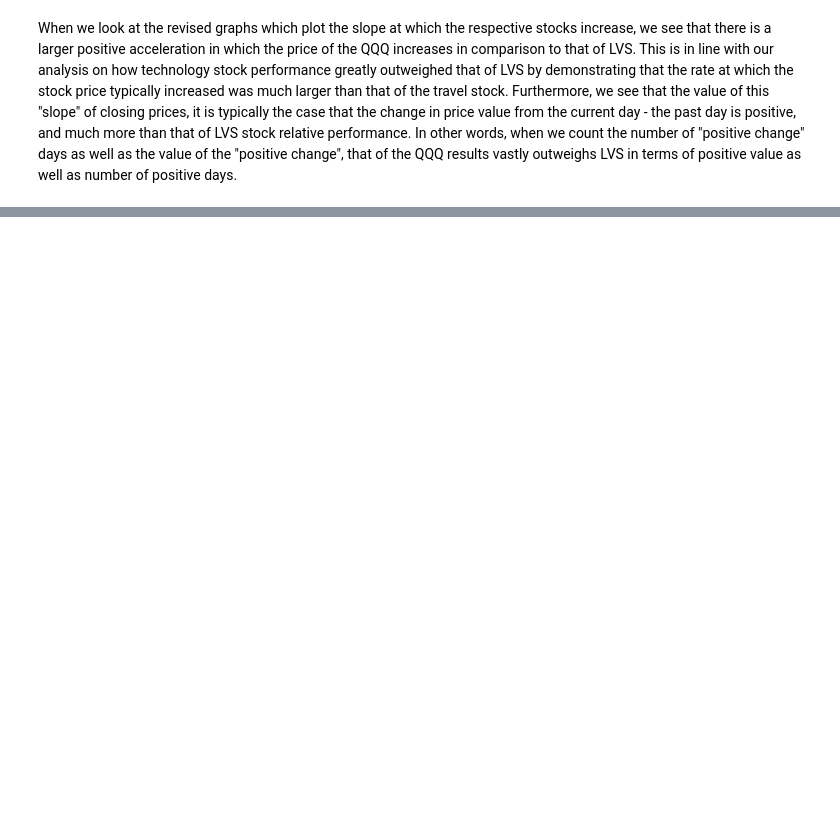
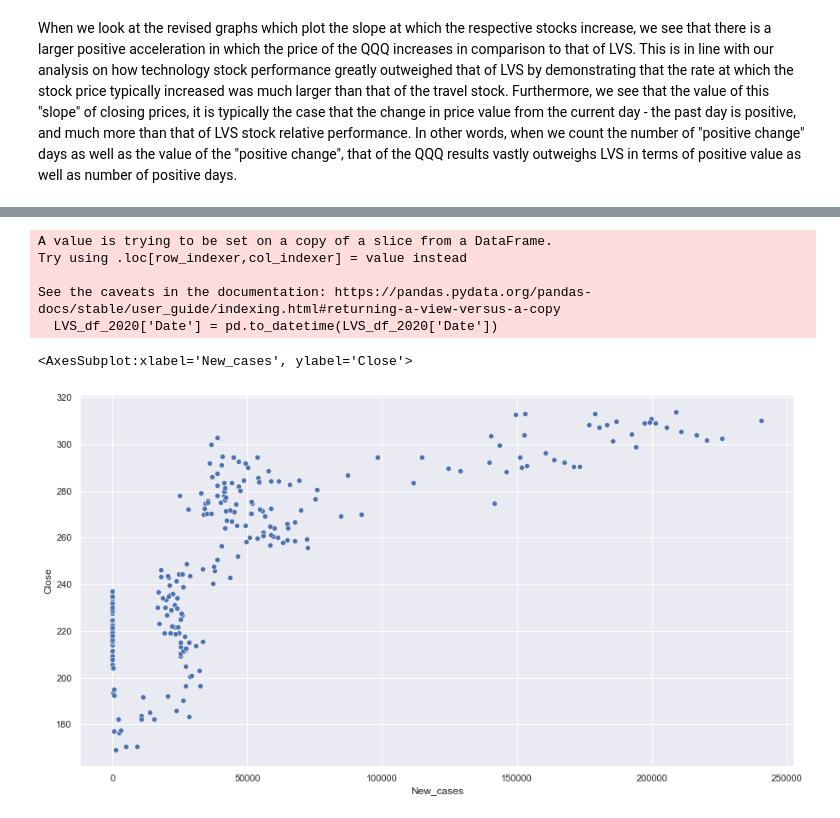
Before and after one commit to cpozuelos1/COGS_108_Final_Project, a Jupyter notebook: EDACheckpointGroup071-Wi22.ipynb, the cells around one changed output, grey strips where cells are left out. Saved outputs shown, nothing was run; the diff lists cells and outputs as text; code cells hidden in the pictures; blank space fills up the shorter version.

```diff
--- a/EDACheckpointGroup071-Wi22.ipynb
+++ b/EDACheckpointGroup071-Wi22.ipynb
@@ -341,2 +353,5 @@ x_ticks = ax.set_xticks([i*30 for i in range(10)])
 # %% [markdown]
 When we look at the revised graphs which plot the slope at which the respective stocks increase, we see that there is a larger positive acceleration in which the price of the QQQ increases in comparison to that of LVS. This is in line with our analysis on how technology stock performance greatly outweighed that of LVS by demonstrating that the rate at which the stock price typically increased was much larger than that of the travel stock. Furthermore, we see that the value of this "slope" of closing prices, it is typically the case that the change in price value from the current day - the past day is positive, and much more than that of LVS stock relative performance. In other words, when we count the number of "positive change" days as well as the value of the "positive change", that of the QQQ results vastly outweighs LVS in terms of positive value as well as number of positive days.
+# %%
+# change from string to datetime object for QQQ set for merging datasets
+QQQ_df_2020['Date'] = pd.to_datetime(QQQ_df_2020['Date'])
@@ -342,0 +370,19 @@ When we look at the revised graphs which plot the slope at which the respective
+# %%
+# change from string to datetime object for LVS set for merging datasets
+LVS_df_2020['Date'] = pd.to_datetime(LVS_df_2020['Date'])
+# %% [output]
+A value is trying to be set on a copy of a slice from a DataFrame.
+Try using .loc[row_indexer,col_indexer] = value instead
+
+See the caveats in the documentation: https://pandas.pydata.org/pandas-docs/stable/user_guide/indexing.html#returning-a-view-versus-a-copy
+  LVS_df_2020['Date'] = pd.to_datetime(LVS_df_2020['Date'])
+# %%
+# combining covid and stock price data together into a new dataframe
+QQQ_covid_df_2020 = pd.merge(left=us_covid_2020_df, right=QQQ_df_2020, on="Date")
+LVS_covid_df_2020 = pd.merge(left=us_covid_2020_df, right=LVS_df_2020, on="Date")
+# %%
+# plotting relationship between new covid cases and stock closing price
+sns.scatterplot(x="New_cases", y="Close", data=QQQ_covid_df_2020)
+# %% [output]
+<AxesSubplot:xlabel='New_cases', ylabel='Close'>
+[figure, added]
```
Also changed, not shown: parts of 11 cells of this notebook.
